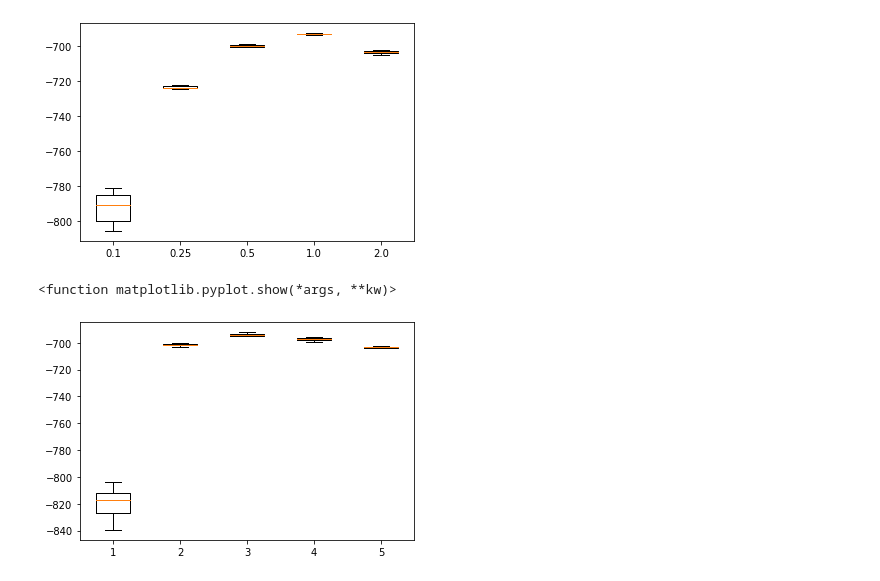
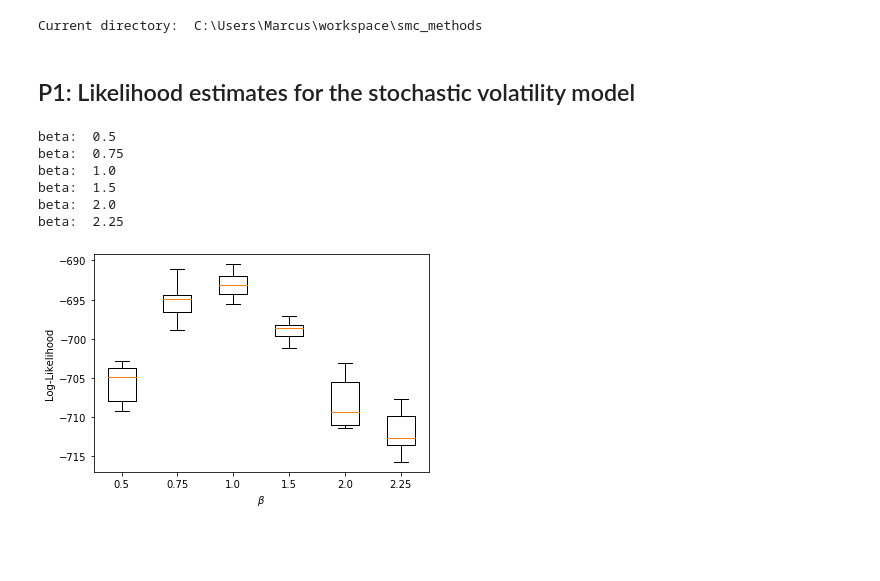
Before and after one commit to marcusklasson/smc_methods, a Jupyter notebook: ex2.ipynb, the cells around one changed output. Cells and saved outputs as stored; diff of their text form; code cells hidden in the pictures; blank space fills up the shorter version.

```diff
--- a/ex2.ipynb
+++ b/ex2.ipynb
@@ -1,18 +1,21 @@
 # %%
+import os
 import numpy as np
 import matplotlib.pyplot as plt
-
-#np.random.seed(40)
+from scipy.stats import norm
 
 # Import data
-path = r'C:\Users\Marcus\Downloads'
+#path = r'C:\Users\Marcus\Downloads'
+path = os.getcwd()
+print("Current directory: ", path)
 y = np.genfromtxt(path + '/seOMXlogreturns2012to2014.csv')
+
+# Static parameters
+phi = 0.98
+sigma = 0.16
+Beta = [0.5, 0.75, 1.0, 1.5, 2.0, 2.25] # Vary beta between 0 and 2
+# %% [output]
+Current directory:  C:\Users\Marcus\workspace\smc_methods
-# %%
-# Static parameters
-phi = 0.98
-sigma = 0.16
-Beta = [0.1, 0.25, 0.5, 1.0, 2.0] # Vary beta between 0 and 2
-
-def gaussian_density(x, mu=0.0, sigma=1.0):
-    return 1/np.sqrt(2 * np.pi * sigma**2) * np.exp(-0.5*((x - mu)/sigma)**2 )
+# %% [markdown]
+## P1: Likelihood estimates for the stochastic volatility model
 # %%
@@ -53,30 +58,29 @@ def compute_log_likelihood(w_tilde):
 # %%
 n_runs = 10
 logl_list = []
 
-N = 1000
+N = 100
 
 for i, beta in enumerate(Beta):
-    print(beta)
+    #print("beta: ", beta)
     theta = [phi, sigma, beta]
     logl_beta = []
     for j in range(n_runs):
-        _, _, w_tilde = bootstrap_particle_filter(y, N, theta)
-        #print(w[-1,:10])
-        logl = compute_log_likelihood(w_tilde)
-        #print("Log-likelihood: ", logl)
+        x, w, logl = bootstrap_particle_filter(y, N, theta)
+        #print("logl: ", logl)
         logl_beta.append(logl)
     logl_list.append(logl_beta)
+
+# Plot boxplot
+beta_list = [str(b) for b in Beta]
+plt.boxplot(logl_list, showfliers=False, labels=beta_list)
+plt.xlabel(r"$\beta$"); plt.ylabel("Log-Likelihood");
+plt.show()
+# %% [output]
+beta:  0.5
+beta:  0.75
+beta:  1.0
+beta:  1.5
+beta:  2.0
+beta:  2.25
+[figure, added]
-# %%
-# Plot boxplot
-beta_list = [str(b) for b in Beta]
-plt.boxplot(logl_list, showfliers=False, labels=beta_list)
-plt.show()
-# %% [output]
-[figure, removed]
-# %%
-plt.boxplot(logl_list, showfliers=False)
-plt.show()
-# %% [output]
-<function matplotlib.pyplot.show(*args, **kw)>
-[figure, removed]
```
Also changed, not shown: parts of 6 cells of this notebook, 1 other file.
